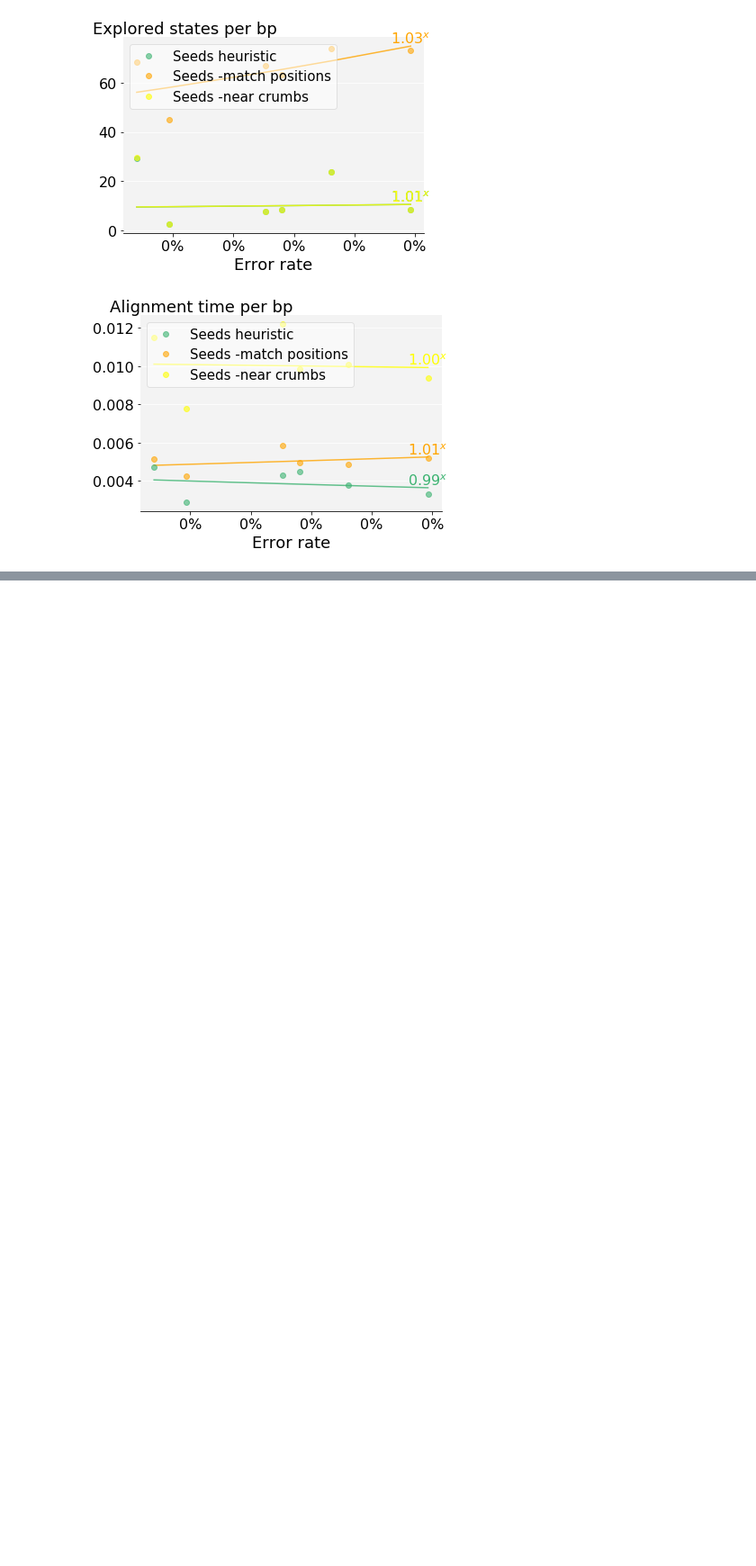
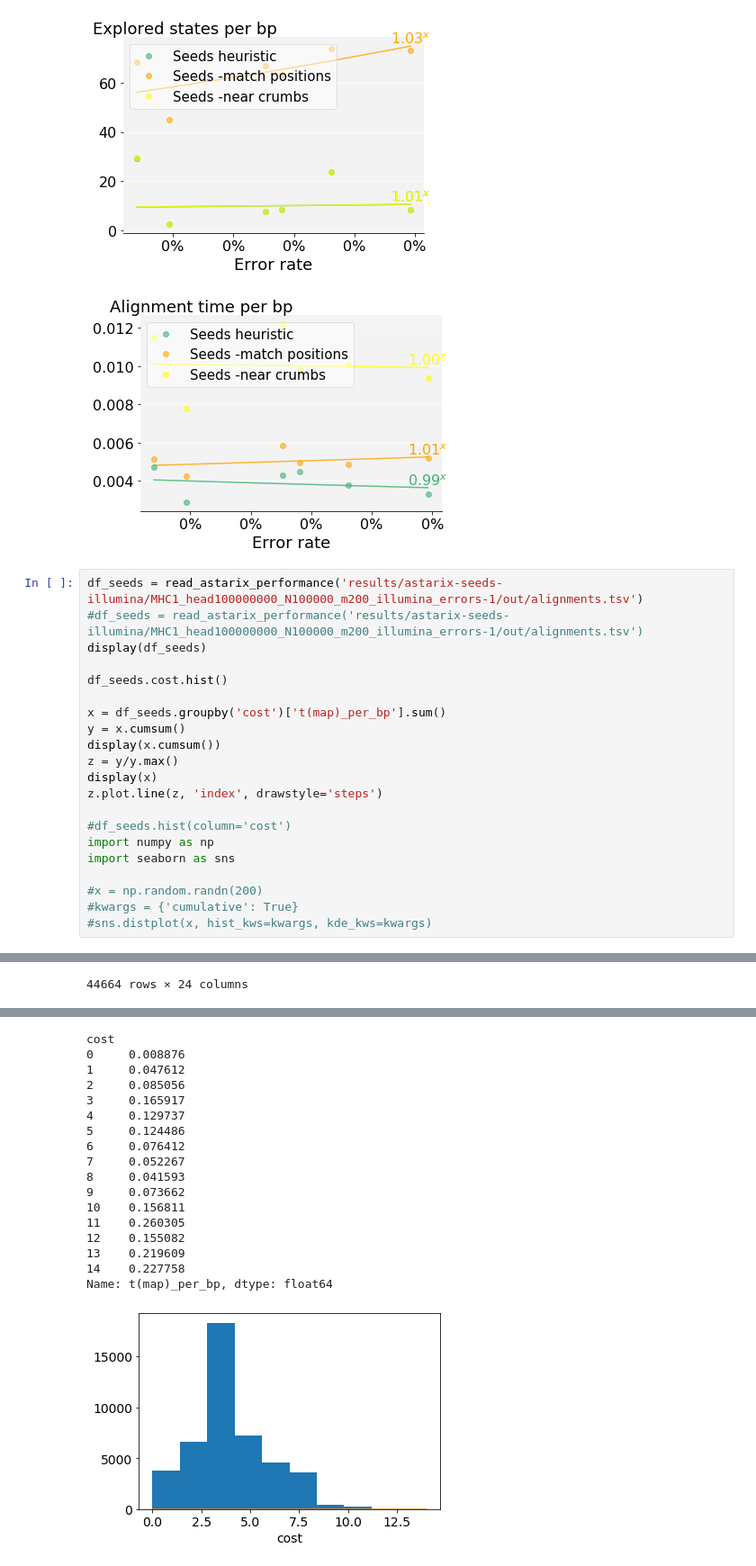
Before and after one commit to eth-sri/astarix, a Jupyter notebook: evals/astar_vs_dijkstra.ipynb, the cells around one changed output, grey strips where cells are left out. Shown at 90% size. Saved outputs shown, nothing was run; the diff lists cells and outputs as text; blank space fills up the shorter version.

```diff
--- a/evals/astar_vs_dijkstra.ipynb
+++ b/evals/astar_vs_dijkstra.ipynb
@@ -443,3 +443,25 @@ astar_vs_dijkstra_img(df, y='t(map)_per_bp', x='error_rate', hline=False, ylog=F
 | 17 | prefixes/ecoli_head10000000.fa | 10610303 | astarix-seeds_wo_skip_near_crumbs... | align | 0.0 | 15003 | GGCCTGTTTCGCGGCGGCACGGGCTTTTTCTAC... | GGCCTGTTTCGCGGCGGCACGGGCTTTTTCTAC... | 47 | 4303710 | + | ... |
 [figure]
 [figure]
+# %%
+df_seeds = read_astarix_performance('results/astarix-seeds-illumina/MHC1_head100000000_N100000_m200_illumina_errors-1/out/alignments.tsv')
+#df_seeds = read_astarix_performance('results/astarix-seeds-illumina/MHC1_head100000000_N100000_m200_illumina_errors-1/out/alignments.tsv')
+display(df_seeds)
+
+df_seeds.cost.hist()
+
+x = df_seeds.groupby('cost')['t(map)_per_bp'].sum()
+y = x.cumsum()
+display(x.cumsum())
+z = y/y.max()
+display(x)
+z.plot.line(z, 'index', drawstyle='steps')
+
+#df_seeds.hist(column='cost')
+import numpy as np
+import seaborn as sns
+
+#x = np.random.randn(200)
+#kwargs = {'cumulative': True}
+#sns.distplot(x, hist_kws=kwargs, kde_kws=kwargs)
+# %% [output]
@@ -445,0 +481 @@ astar_vs_dijkstra_img(df, y='t(map)_per_bp', x='error_rate', hline=False, ylog=F
+44664 rows × 24 columns
@@ -445,0 +499,18 @@ astar_vs_dijkstra_img(df, y='t(map)_per_bp', x='error_rate', hline=False, ylog=F
+cost
+0     0.008876
+1     0.047612
+2     0.085056
+3     0.165917
+4     0.129737
+5     0.124486
+6     0.076412
+7     0.052267
+8     0.041593
+9     0.073662
+10    0.156811
+11    0.260305
+12    0.155082
+13    0.219609
+14    0.227758
+Name: t(map)_per_bp, dtype: float64
+[figure, added]
```
Also changed, not shown: parts of 2 cells of this notebook, 1 other file.
